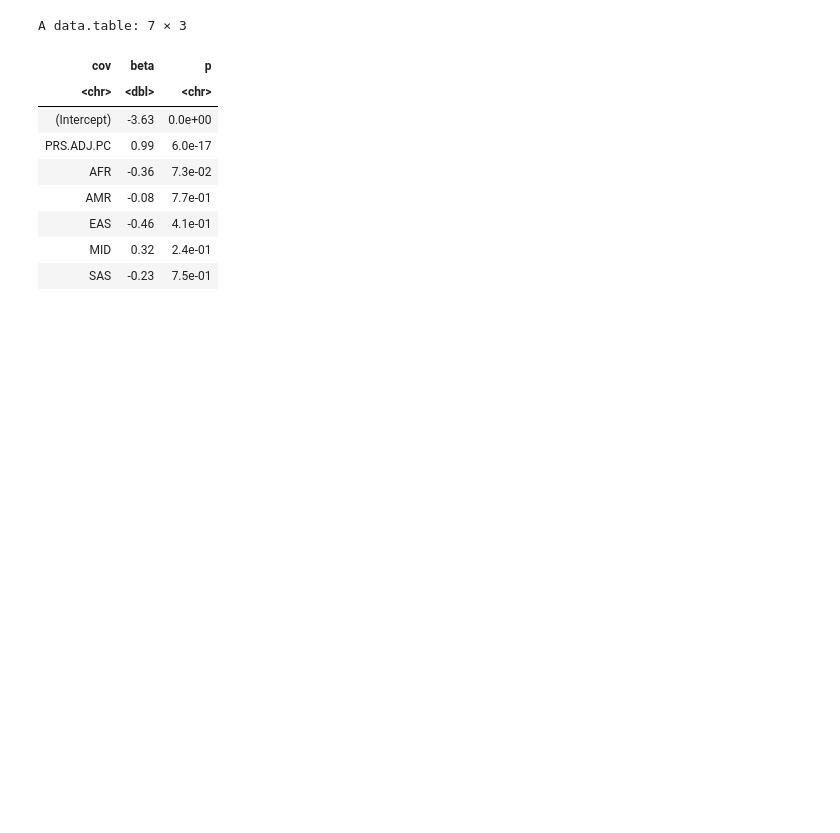
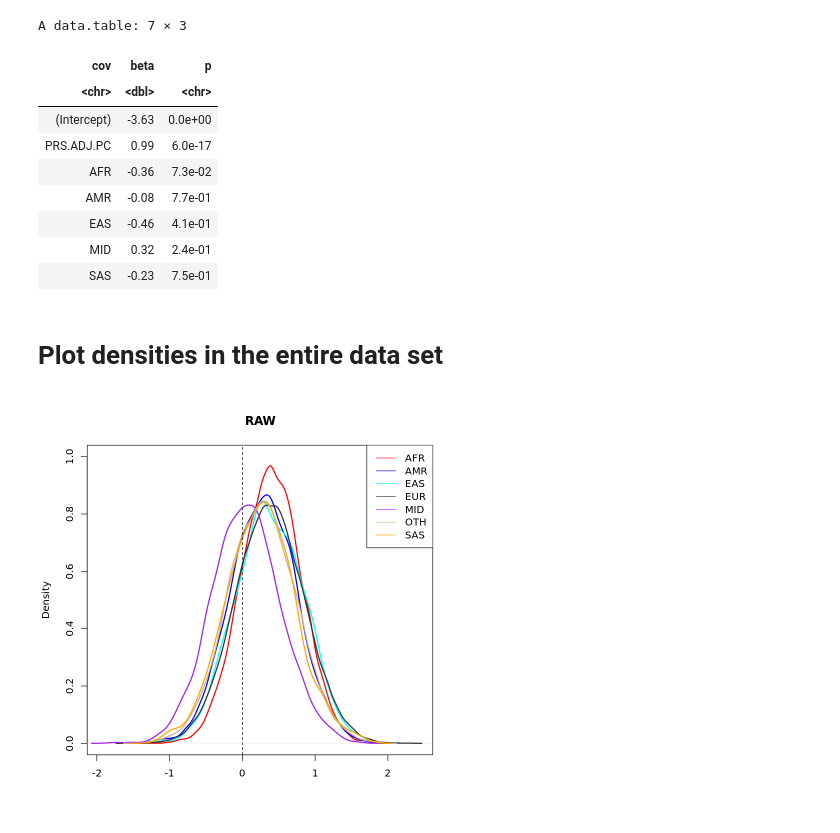
Before and after one commit to earosenthal/AoU-Notebooks, a Jupyter notebook: 13 Response to Reviewers.ipynb, the cells around one changed output. Drawn from its saved outputs; the diff is of its cells as text; code cells hidden in the pictures; blank space fills up the shorter version.

Commit message:
Density plots with vertical dashed line

```diff
--- a/13 Response to Reviewers.ipynb
+++ b/13 Response to Reviewers.ipynb
@@ -1792,3 +1798,29 @@ A data.table: 7 × 3
 | EAS | -0.46 | 4.1e-01 |
 | MID | 0.32 | 2.4e-01 |
 | SAS | -0.23 | 7.5e-01 |
+# %% [markdown]
+# Plot densities in the entire data set
+# %%
+prs.density.all <- density(merge.dt$PRS)
+prs.density.afr <- density(merge.dt$PRS[merge.dt$my.ancestry=="AFR"])
+prs.density.amr <- density(merge.dt$PRS[merge.dt$my.ancestry=="AMR"])
+prs.density.eas <- density(merge.dt$PRS[merge.dt$my.ancestry=="EAS"])
+prs.density.eur <- density(merge.dt$PRS[merge.dt$my.ancestry=="EUR"])
+prs.density.mid <- density(merge.dt$PRS[merge.dt$my.ancestry=="MID"])
+prs.density.oth <- density(merge.dt$PRS[merge.dt$my.ancestry=="OTH"])
+prs.density.sas <- density(merge.dt$PRS[merge.dt$my.ancestry=="SAS"])
+plot(prs.density.all, main="RAW",ylim=c(0,1),type="n",xlab="")
+lines(prs.density.afr, col="red",lwd=2)
+lines(prs.density.amr, col="blue",lwd=2)
+lines(prs.density.eas, col="cyan",lwd=2)
+lines(prs.density.eur, col="gray20",lwd=2)
+lines(prs.density.mid, col="purple",lwd=2)
+lines(prs.density.oth, col="tan",lwd=2)
+lines(prs.density.sas, col="orange",lwd=2)
+abline(v=0,lty=2)
+#legend("topright",legend=c("All","AFR","AMR","EAS","EUR","MID","OTH","SAS"),
+#       col=c("black","red","blue","cyan","gray20","purple","tan","orange"),lty=1)
+legend("topright",legend=c("AFR","AMR","EAS","EUR","MID","OTH","SAS"),
+       col=c("red","blue","cyan","gray20","purple","tan","orange"),lty=1)
+# %% [output]
+[figure, added]
```
Also changed, not shown: parts of 9 cells of this notebook.
